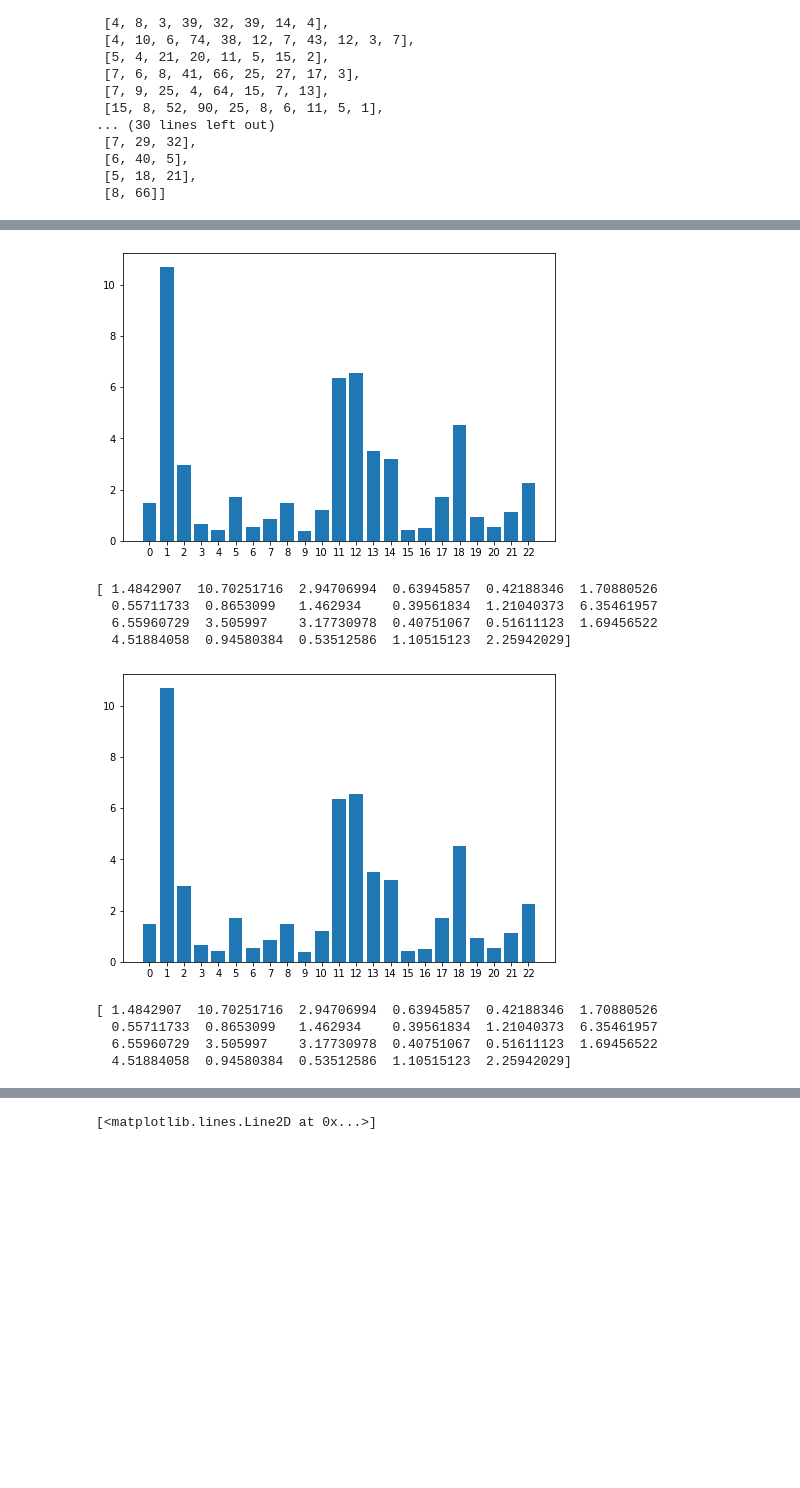
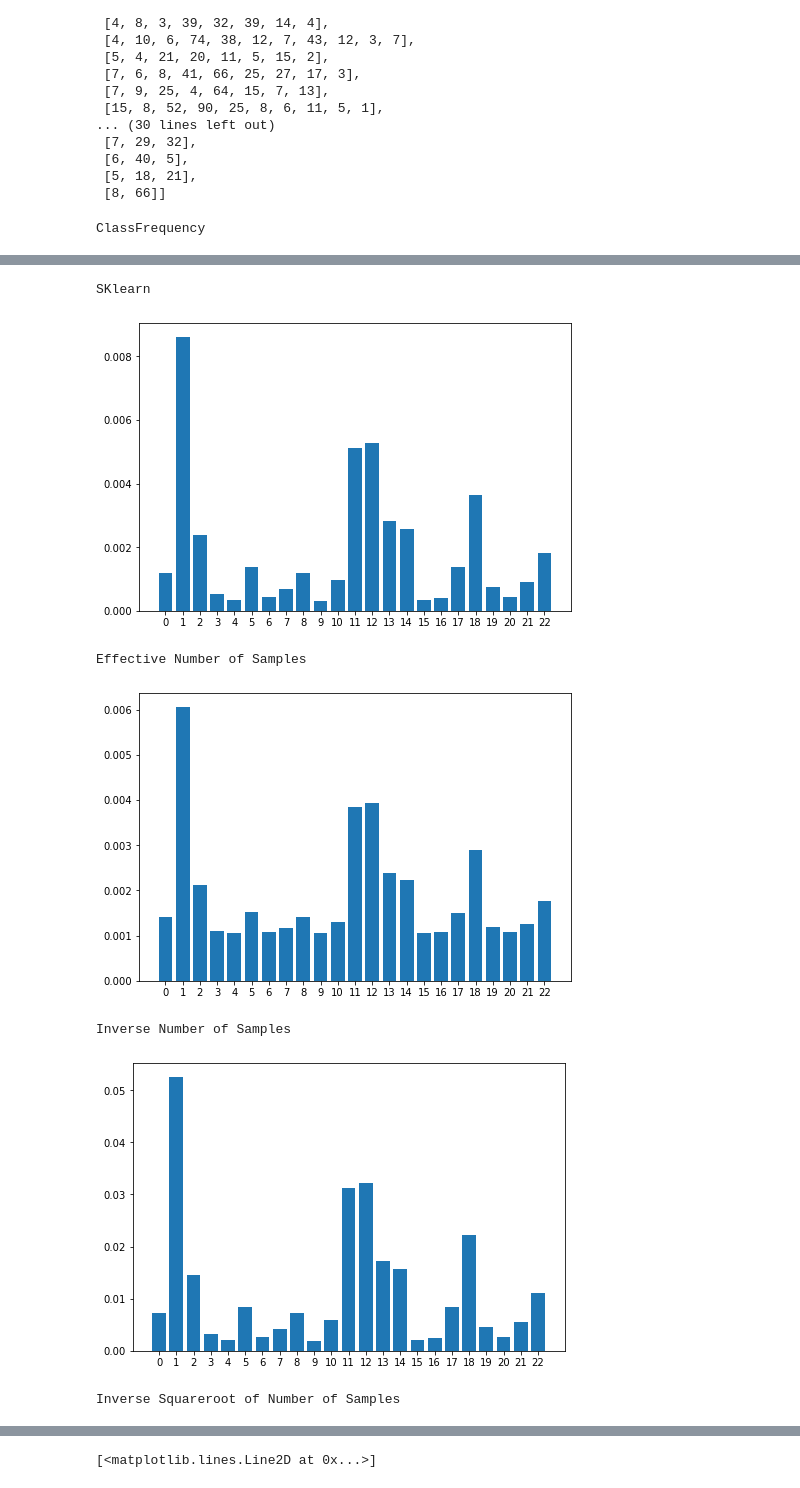
Before and after one commit to Asheeshkrsharma/Identification-OpenCows, a Jupyter notebook: 2021MakeData.ipynb, the cells around one changed output, grey strips where cells are left out. Cells and saved outputs as stored; diff of their text form; code cells hidden in the pictures; blank space fills up the shorter version.

```diff
--- a/2021MakeData.ipynb
+++ b/2021MakeData.ipynb
@@ -519,6 +519,8 @@ from utils.OpenSetCows2021 import OpenSetCows2021TrackLet
 import numpy
 from torch.utils.data import DataLoader
 from sklearn.utils.class_weight import compute_class_weight
+import matplotlib.pyplot as plt
+from utils.classWeights import ClassWeights
 
 batchSize = 25
 trainingDataset = OpenSetCows2021TrackLet(
@@ -535,13 +537,13 @@ trainingDataLoader = DataLoader(
     trainingDataset, batch_size=batchSize, num_workers=2, shuffle=True
 )
 
-fig = plt.figure()
-ax = fig.add_axes([0,0,1,1])
-distribution = numpy.asarray([[k, len(trainingDataset.lookup[k])] for k in trainingDataset.lookup.keys()])
-langs = [str(i) for i in distribution[:,0]]
-students = distribution[:,1]
-ax.bar(langs,students)
-plt.show()
+# fig = plt.figure()
+# ax = fig.add_axes([0,0,1,1])
+# distribution = numpy.asarray([[k, len(trainingDataset.lookup[k])] for k in trainingDataset.lookup.keys()])
+# langs = [str(i) for i in distribution[:,0]]
+# students = distribution[:,1]
+# ax.bar(langs,students)
+# plt.show()
 
 with open('utils/opencowsTracklets2017.json') as f:
     dataSet = json.load(f)
@@ -552,22 +554,41 @@ for track in dataSet['train']:
 for track in dataSet['test']:
     classFrequency.append(track['label'])
 
+print('ClassFrequency')
+fig = plt.figure()
+ax = fig.add_axes([0,0,1,1])
+langs = list(range(trainingDataset.numClasses))
+langs = [str(l) for l in langs]
+ax.bar(langs, trainingDataset.classFrequency)
+plt.show()
+
+print('SKlearn')
 fig = plt.figure()
 ax = fig.add_axes([0,0,1,1])
 weights = compute_class_weight(class_weight = 'balanced', classes = numpy.unique(classFrequency), y = classFrequency)
+weights /= (numpy.sum(weights) * len(langs))
 ax.bar(langs, weights)
 plt.show()
-print(weights)
-classFrequency = numpy.zeros(len(langs))
-for track in dataSet['train']:
-    classFrequency[track['label']] += 1
-for track in dataSet['test']:
-    classFrequency[track['label']] += 1
 
+print('Effective Number of Samples')
 fig = plt.figure()
 ax = fig.add_axes([0,0,1,1])
-weights = sum(classFrequency) / (classFrequency * len(langs))
+weights = ClassWeights(trainingDataset.classFrequency, trainingDataset.numClasses, 'ENS', beta=0.99, normalise=True)()
 ax.bar(langs, weights)
 plt.show()
-print(weights)
+
+print('Inverse Number of Samples')
+fig = plt.figure()
+ax = fig.add_axes([0,0,1,1])
+weights = ClassWeights(trainingDataset.classFrequency, trainingDataset.numClasses, 'INS')()
+ax.bar(langs, weights)
+plt.show()
+
+print('Inverse Squareroot of Number of Samples')
+fig = plt.figure()
+ax = fig.add_axes([0,0,1,1])
+weights = ClassWeights(trainingDataset.classFrequency, trainingDataset.numClasses, 'ISNS')()
+ax.bar(langs, weights)
+plt.show()
 # %% [output]
+ClassFrequency
@@ -575,10 +596,7 @@ print(weights)
+SKlearn
-[figure, old version]
+[figure, new version]
-[ 1.4842907  10.70251716  2.94706994  0.63945857  0.42188346  1.70880526
-  0.55711733  0.8653099   1.462934    0.39561834  1.21040373  6.35461957
-  6.55960729  3.505997    3.17730978  0.40751067  0.51611123  1.69456522
-  4.51884058  0.94580384  0.53512586  1.10515123  2.25942029]
+Effective Number of Samples
-[figure, old version]
+[figure, new version]
-[ 1.4842907  10.70251716  2.94706994  0.63945857  0.42188346  1.70880526
-  0.55711733  0.8653099   1.462934    0.39561834  1.21040373  6.35461957
-  6.55960729  3.505997    3.17730978  0.40751067  0.51611123  1.69456522
-  4.51884058  0.94580384  0.53512586  1.10515123  2.25942029]
+Inverse Number of Samples
+[figure, added]
+Inverse Squareroot of Number of Samples
```
Also changed, not shown: parts of 3 cells of this notebook, 3 other files.
